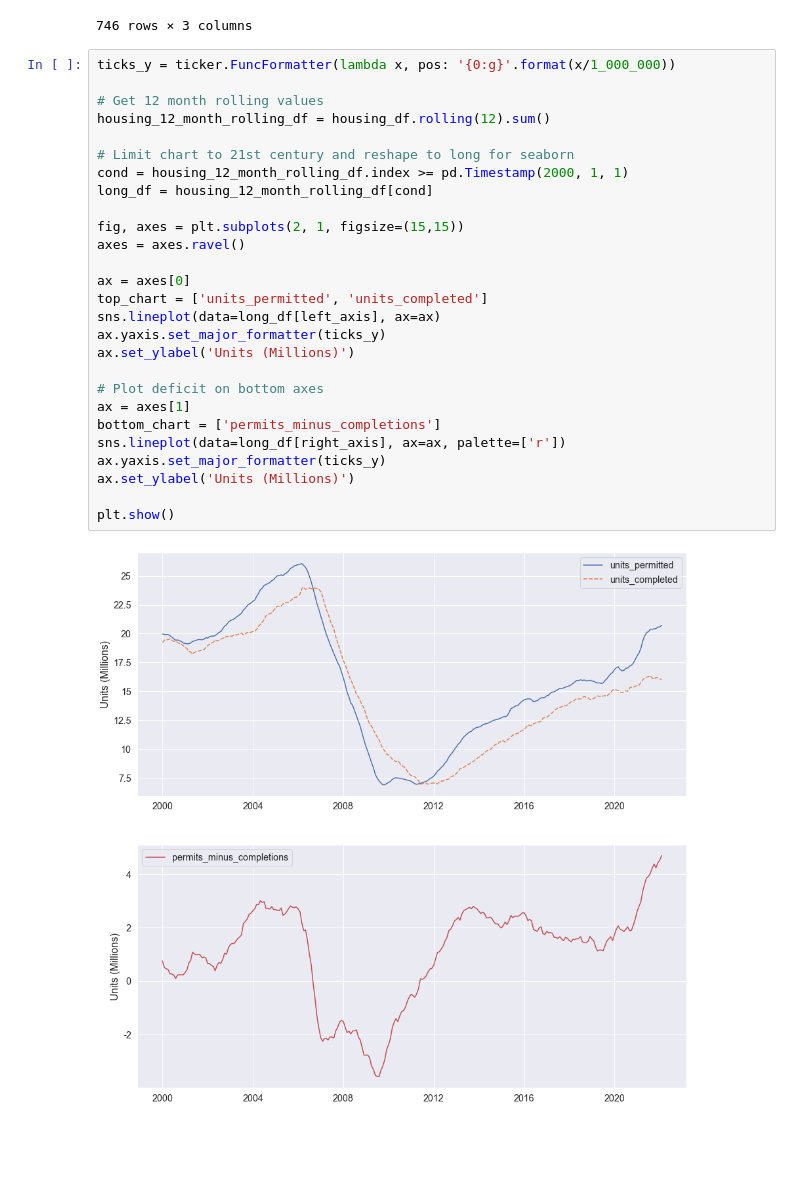
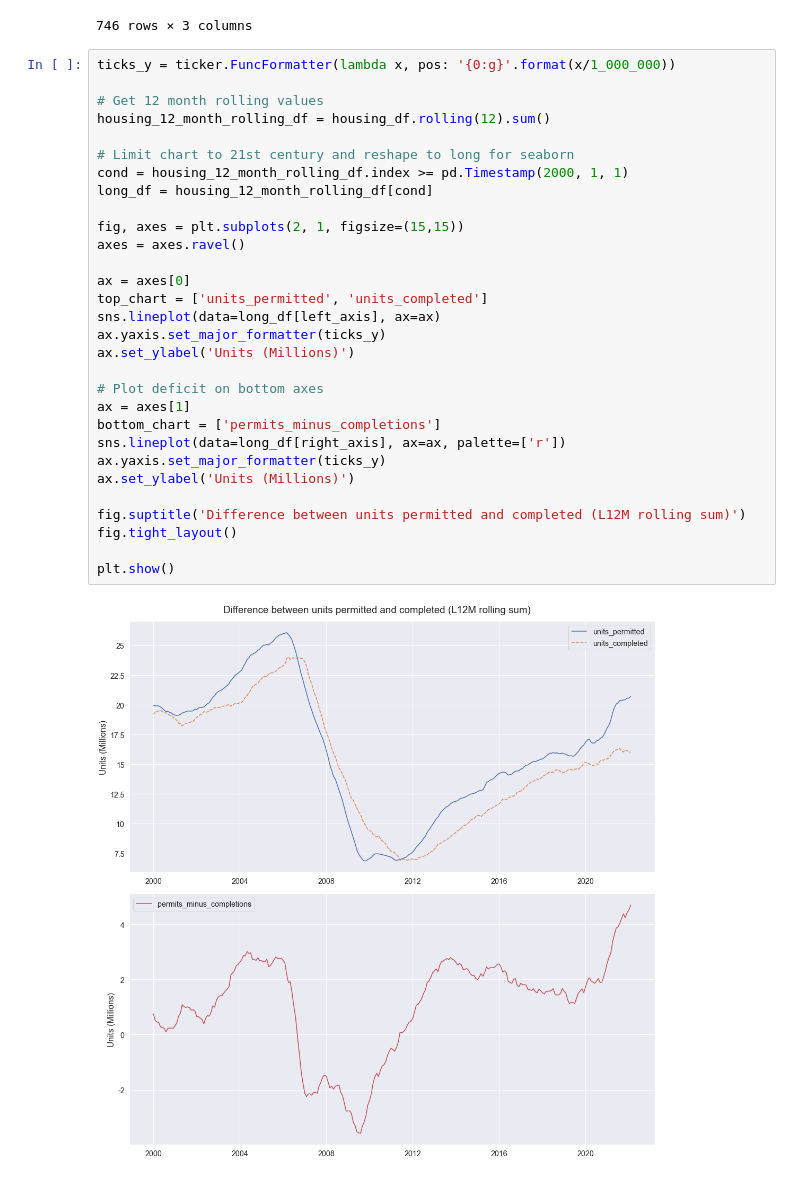
Before and after one commit to pmlane12/usa_housing_units, a Jupyter notebook: main.ipynb, the cells around one changed output. Cells and saved outputs as stored; diff of their text form; blank space fills up the shorter version.

Commit message:
Added plot title and tight_layout

```diff
--- a/main.ipynb
+++ b/main.ipynb
@@ -53,29 +53,32 @@ housing_df
 # %%
 ticks_y = ticker.FuncFormatter(lambda x, pos: '{0:g}'.format(x/1_000_000))
 
 # Get 12 month rolling values
 housing_12_month_rolling_df = housing_df.rolling(12).sum()
 
 # Limit chart to 21st century and reshape to long for seaborn
 cond = housing_12_month_rolling_df.index >= pd.Timestamp(2000, 1, 1)
 long_df = housing_12_month_rolling_df[cond]
 
 fig, axes = plt.subplots(2, 1, figsize=(15,15))
 axes = axes.ravel()
 
 ax = axes[0]
 top_chart = ['units_permitted', 'units_completed']
 sns.lineplot(data=long_df[left_axis], ax=ax)
 ax.yaxis.set_major_formatter(ticks_y)
 ax.set_ylabel('Units (Millions)')
 
 # Plot deficit on bottom axes
 ax = axes[1]
 bottom_chart = ['permits_minus_completions']
 sns.lineplot(data=long_df[right_axis], ax=ax, palette=['r'])
 ax.yaxis.set_major_formatter(ticks_y)
 ax.set_ylabel('Units (Millions)')
 
+fig.suptitle('Difference between units permitted and completed (L12M rolling sum)')
+fig.tight_layout()
+
 plt.show()
 # %% [output]
-[figure, old version]
+[figure, new version]
```
